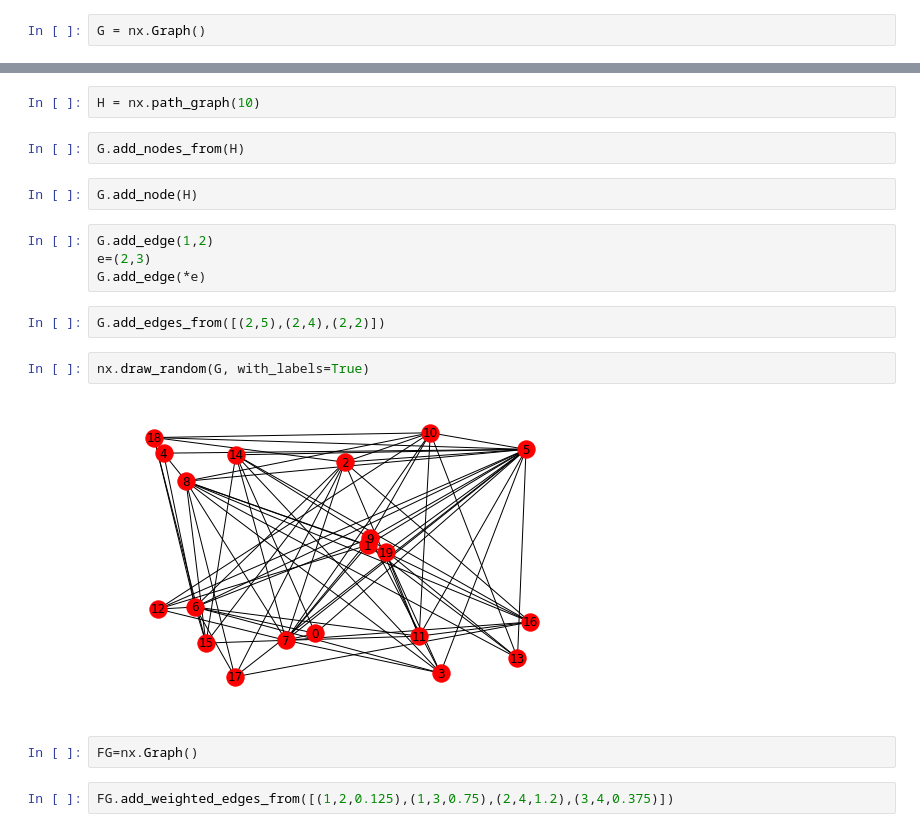
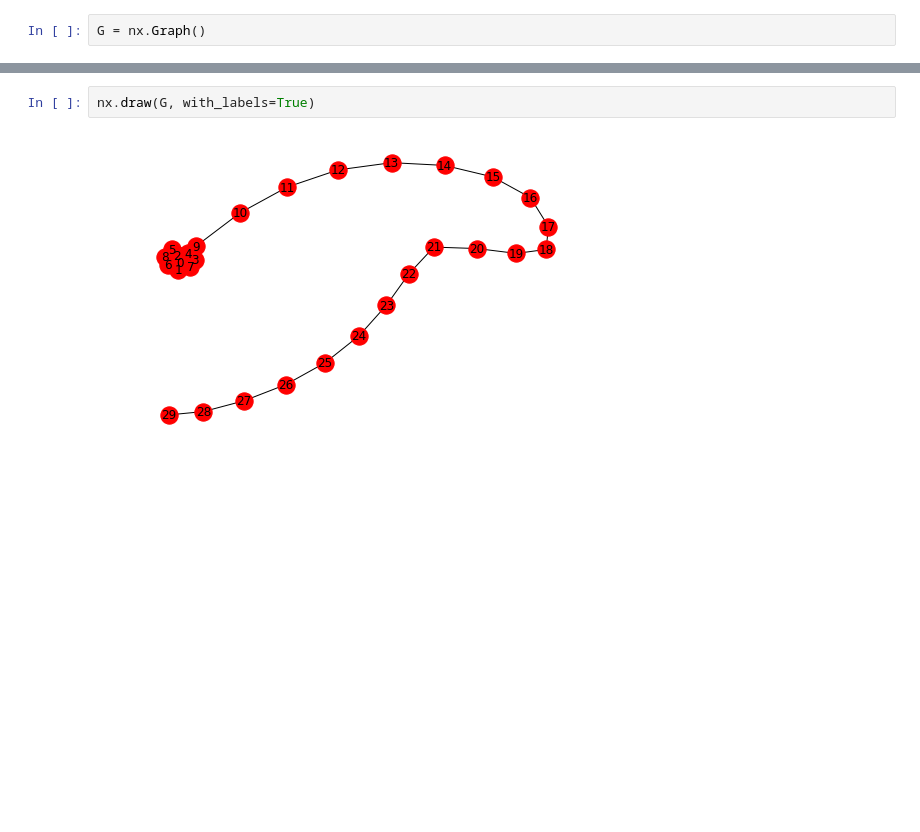
Before and after one commit to ionut94/AutomatedDialogGames, a Jupyter notebook: ADGMaster.ipynb, the cells around one changed output, grey strips where cells are left out. Cells and saved outputs as stored; diff of their text form; blank space fills up the shorter version.

```diff
--- a/ADGMaster.ipynb
+++ b/ADGMaster.ipynb
@@ -59,20 +57,4 @@ G.add_nodes_from([2,3,4])
-# %%
-H = nx.path_graph(10)
-# %%
-G.add_nodes_from(H)
-# %%
-G.add_node(H)
-# %%
-G.add_edge(1,2)
-e=(2,3)
-G.add_edge(*e)
-# %%
-G.add_edges_from([(2,5),(2,4),(2,2)])
 # %%
-nx.draw_random(G, with_labels=True)
+nx.draw(G, with_labels=True)
 # %% [output]
-[figure, old version]
+[figure, new version]
-# %%
-FG=nx.Graph()
-# %%
-FG.add_weighted_edges_from([(1,2,0.125),(1,3,0.75),(2,4,1.2),(3,4,0.375)])
```
Also changed, not shown: parts of 7 cells of this notebook.
